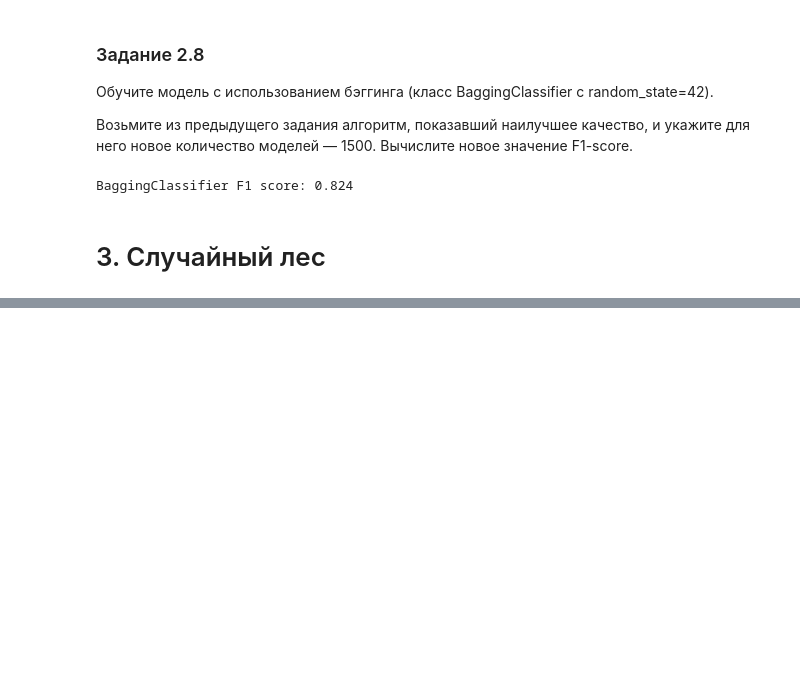
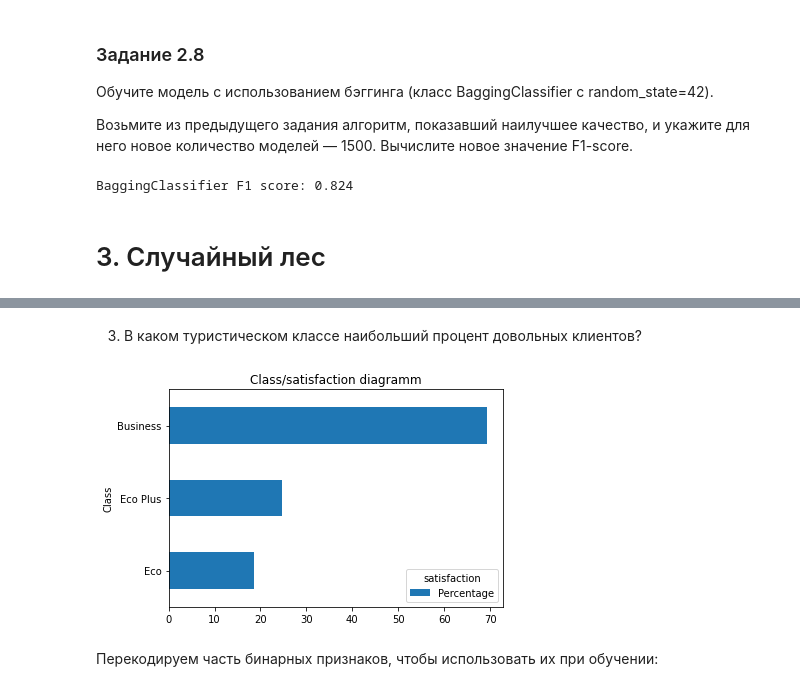
Before and after one commit to Terr14/SF_DS, a Jupyter notebook: SF_DataScience/MATH&ML-9. Математика ансамблевых методов/MATH&ML-9. Математика ансамблевых методов.ipynb, the cells around one changed output, grey strips where cells are left out. Cells and saved outputs as stored; diff of their text form; code cells hidden in the pictures; blank space fills up the shorter version.

```diff
--- a/SF_DataScience/MATH&ML-9. Математика ансамблевых методов/MATH&ML-9. Математика ансамблевых методов.ipynb
+++ b/SF_DataScience/MATH&ML-9. Математика ансамблевых методов/MATH&ML-9. Математика ансамблевых методов.ipynb
@@ -492,0 +1691,22 @@ BaggingClassifier F1 score: 0.824
+# %% [markdown]
+3. В каком туристическом классе наибольший процент довольных клиентов?
+# %%
+class_sat = data.pivot_table(
+    values='id',
+    index='Class',
+    columns='satisfaction',
+    aggfunc='count'
+)
+
+class_sat['Percentage'] = class_sat['satisfied']/(class_sat['satisfied']+class_sat['neutral or dissatisfied'])*100
+
+class_sat_per = class_sat.sort_values('Percentage').drop(columns=['neutral or dissatisfied', 'satisfied'])
+
+class_sat_per.plot(
+    kind='barh',
+    title='Class/satisfaction diagramm',
+    );
+# %% [output]
+[figure, added]
+# %% [markdown]
+Перекодируем часть бинарных признаков, чтобы использовать их при обучении:
```
Also changed, not shown: parts of 154 cells of this notebook, 9 other files.
